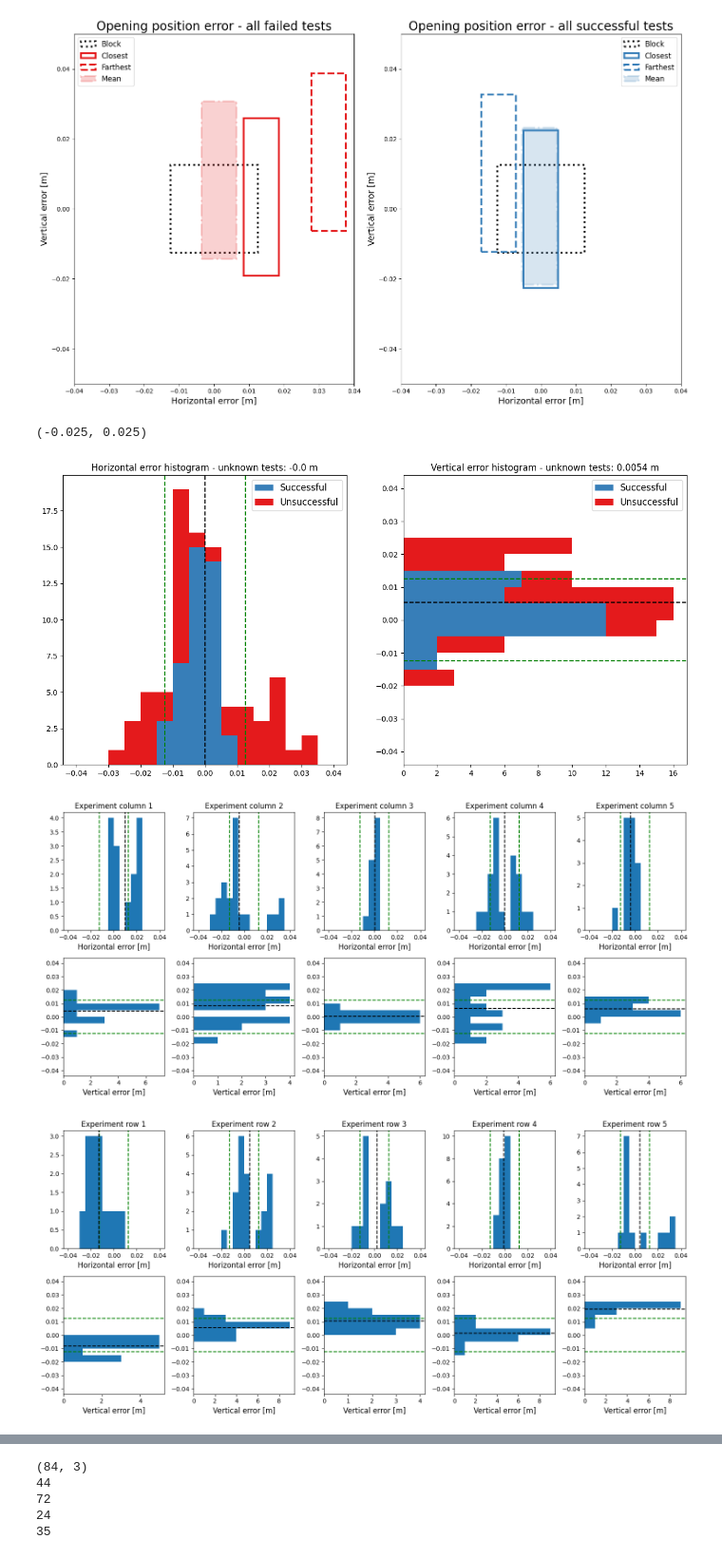
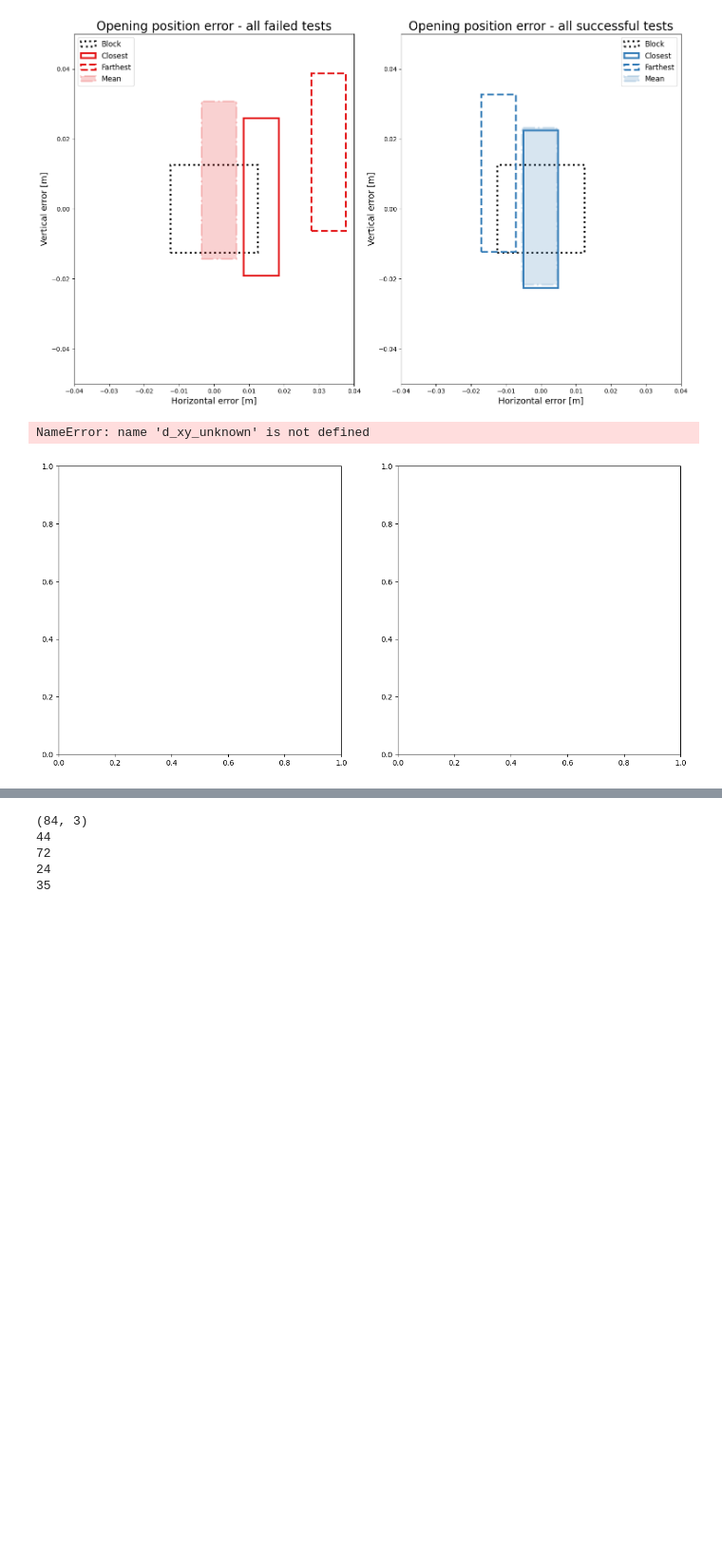
Before and after one commit to nicolas-duque/lerobot, a Jupyter notebook: lerobot/plots/eval_plots.ipynb, the cells around one changed output, grey strips where cells are left out. Shown at 95% size. Cells and saved outputs as stored; diff of their text form; code cells hidden in the pictures; blank space fills up the shorter version.

Commit message:
Changes in several plots

```diff
--- a/lerobot/plots/eval_plots.ipynb
+++ b/lerobot/plots/eval_plots.ipynb
@@ -1022,7 +1029,7 @@ fig_gea_opening.tight_layout()
 # Define bin width
 bins = np.arange(-0.04, 0.04+bin_width, bin_width)
 d_xy_known = d_xy[1::2,:,:]  # Select every second episode (unknown)
-d_xy_reshape = d_xy_unknown.transpose(0,2,1).reshape(-1, 3)
+d_xy_reshape = d_xy_known.transpose(0,2,1).reshape(-1, 3)
 succ_reshaped = success.reshape(-1, 7)
 selected_groups = succ_reshaped[1::2]
 succ_unknown = selected_groups.reshape(-1)
@@ -1098,34 +1105,32 @@ for i in range(5):
     axs_uea_row[1,i].hist(d_xy_unknown[rows[i],0,:].flatten(), bins=bins, orientation='horizontal')
 
     avg_err_x_uea_row = np.mean(d_xy_unknown[rows[i],1,:].flatten())
     avg_err_y_uea_row = np.mean(d_xy_unknown[rows[i],0,:].flatten())
 
     axs_uea_row[0,i].axvline(0.0125, color='green', linestyle='--')
     axs_uea_row[0,i].axvline(-0.0125, color='green', linestyle='--')
     axs_uea_row[0,i].axvline(avg_err_x_uea_row, color='black', linestyle='--')
 
     axs_uea_row[1,i].axhline(0.0125, color='green', linestyle='--')
     axs_uea_row[1,i].axhline(-0.0125, color='green', linestyle='--')
     axs_uea_row[1,i].axhline(avg_err_y_uea_row, color='black', linestyle='--')
 
 fig_uea_row.tight_layout()
 
 fig_uea_scatter, axs_uea_scatter = plt.subplots(1, 1, figsize=(12, 10))
 axs_uea_scatter.scatter(d_xy_reshape[succ_unknown == 0,1], d_xy_reshape[succ_unknown == 0,0], color=colors[0], s = 30)
 axs_uea_scatter.scatter(d_xy_reshape[succ_unknown == 1,1], d_xy_reshape[succ_unknown ==1,0], color=colors[1], s = 30)
 axs_uea_scatter.scatter(avg_err_x_unknown, avg_err_y_unknown, marker='X', s=200, color='white', edgecolors= 'black', label='Average Error: '+str(avg_err_unknown) + ' m')
 
 axs_uea_scatter.scatter(avg_err_x_succ_unknown, avg_err_y_succ_unknown, marker='X', s=200, color=colors[1], edgecolors= 'black' ,label='Average Error success: '+str(avg_err_succ_unknown) + ' m')
 axs_uea_scatter.scatter(avg_err_x_failed_unknown, avg_err_y_failed_unknown, marker='X', s=200, color=colors[0], edgecolors= 'black', label='Average Error, failure: '+str(avg_err_failed_unknown) + ' m')
 
 axs_uea_scatter.legend(fontsize = 12)
 axs_uea_scatter.set_title("2D error scatter - unknown tests",fontsize=20)
 axs_uea_scatter.set_xlabel("Horizontal error [m]", fontsize=14)
 axs_uea_scatter.set_ylabel("Vertical error [m]", fontsize=14)
 axs_uea_scatter.set_xlim(-0.035, 0.035)
 axs_uea_scatter.set_ylim(-0.025, 0.025)
 # %% [output]
-(-0.025, 0.025)
+NameError: name 'd_xy_unknown' is not defined
-[figure, old version]
+[figure, new version]
-[figure, removed]
-[figure, removed]
```
Also changed, not shown: parts of 6 cells of this notebook, 2 other files.
